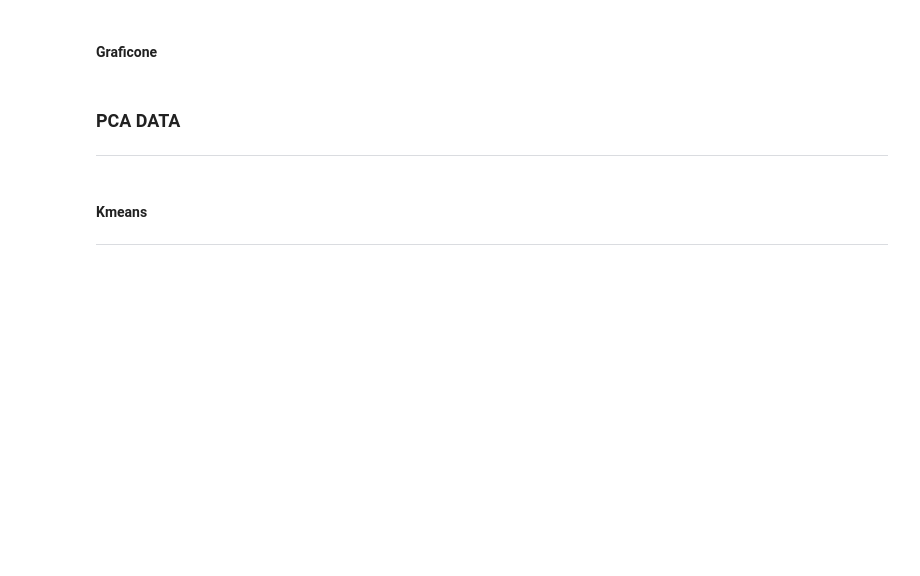
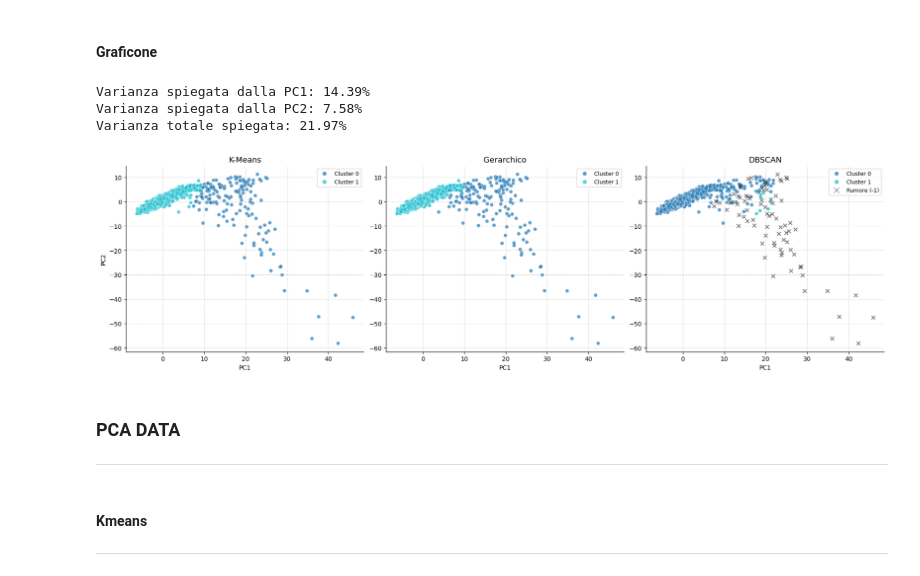
Before and after one commit to alessialaconca/Data_Mining_2_Child_Mind_Institute, a Jupyter notebook: Riccardo/TS_clustering_datasetwise.ipynb, the cells around one changed output. Drawn from its saved outputs; the diff is of its cells as text; code cells hidden in the pictures; blank space fills up the shorter version.

```diff
--- a/Riccardo/TS_clustering_datasetwise.ipynb
+++ b/Riccardo/TS_clustering_datasetwise.ipynb
@@ -1048,8 +1277,6 @@ dict_risultati = {
 }
 
 fig, axes = plt.subplots(1, 3, figsize=(18, 5), constrained_layout=True)
-fig.suptitle("Proiezione PCA 2D: Confronto Algoritmi di Clustering su X_catch22",
-             fontsize=16, fontweight='bold')
 
 for ax, (nome_modello, labels) in zip(axes, dict_risultati.items()):
 
@@ -1076,36 +1303,41 @@ for ax, (nome_modello, labels) in zip(axes, dict_risultati.items()):
             c='black',
             marker='x',
             alpha=0.5,
-            label='Rumore (-1)'
+            label='Noise (-1)'
         )
 
     # Formattazione assi e griglia
     ax.set_title(nome_modello, fontsize=13)
     ax.set_xlabel("PC1")
     if ax == axes[0]:
         ax.set_ylabel("PC2")
 
     ax.grid(True, linestyle='--', alpha=0.5)
     ax.spines['top'].set_visible(False)
     ax.spines['right'].set_visible(False)
 
     # Aggiunta della legenda dinamica (unisce cluster validi e rumore se presente)
     legend_elements, legend_labels = scatter.legend_elements()
     legend_labels = [
         f"Cluster {lbl.split('{')[1].split('}')[0]}" for lbl in legend_labels]
 
     if np.any(maschera_rumore):
         # Aggiunge manualmente l'elemento del rumore alla legenda
         import matplotlib.lines as mlines
         rumore_marker = mlines.Line2D([], [], color='black', marker='x', linestyle='None',
                                       markersize=8, alpha=0.5, label='Rumore (-1)')
         legend_elements.append(rumore_marker)
         legend_labels.append("Rumore (-1)")
 
     ax.legend(handles=legend_elements, labels=legend_labels,
               loc="best", frameon=True, fontsize=9)
 
 plt.show()
+# %% [output]
+Varianza spiegata dalla PC1: 14.39%
+Varianza spiegata dalla PC2: 7.58%
+Varianza totale spiegata: 21.97%
+[figure, added]
 # %% [markdown]
 ### PCA DATA
 ---
```
Also changed, not shown: parts of 15 cells of this notebook, 2 other files.
